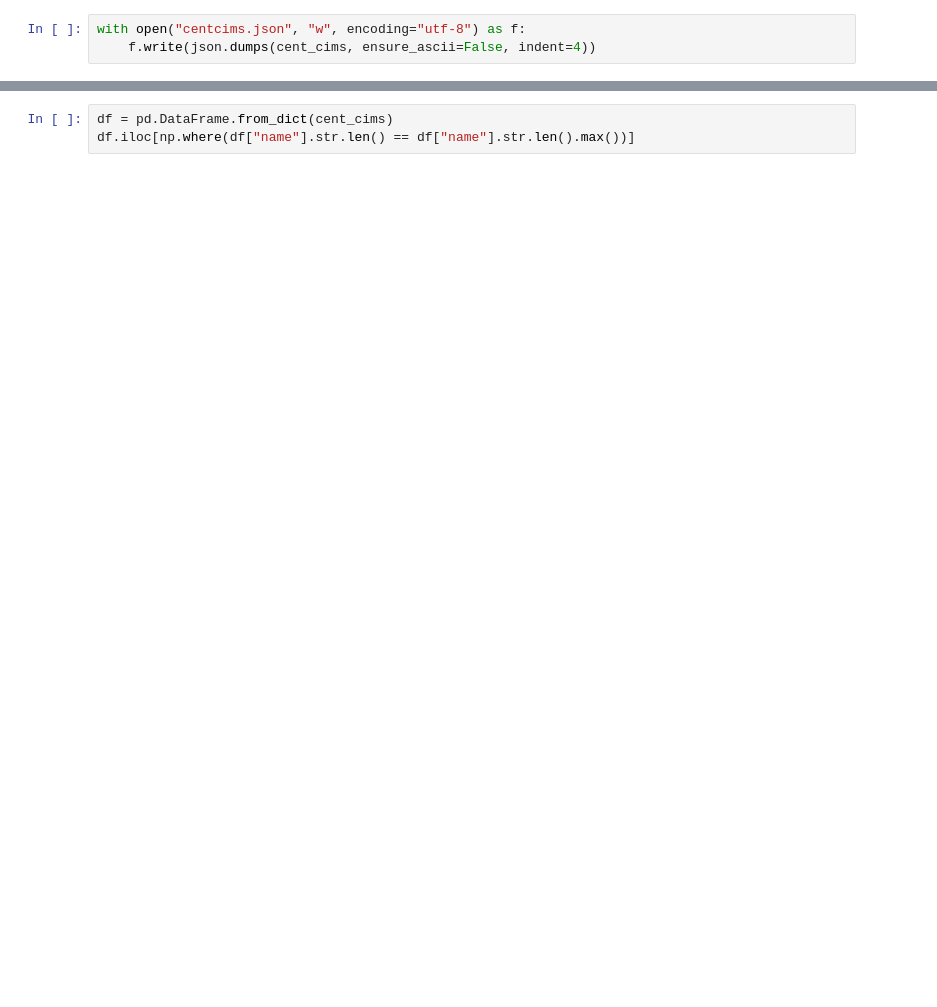
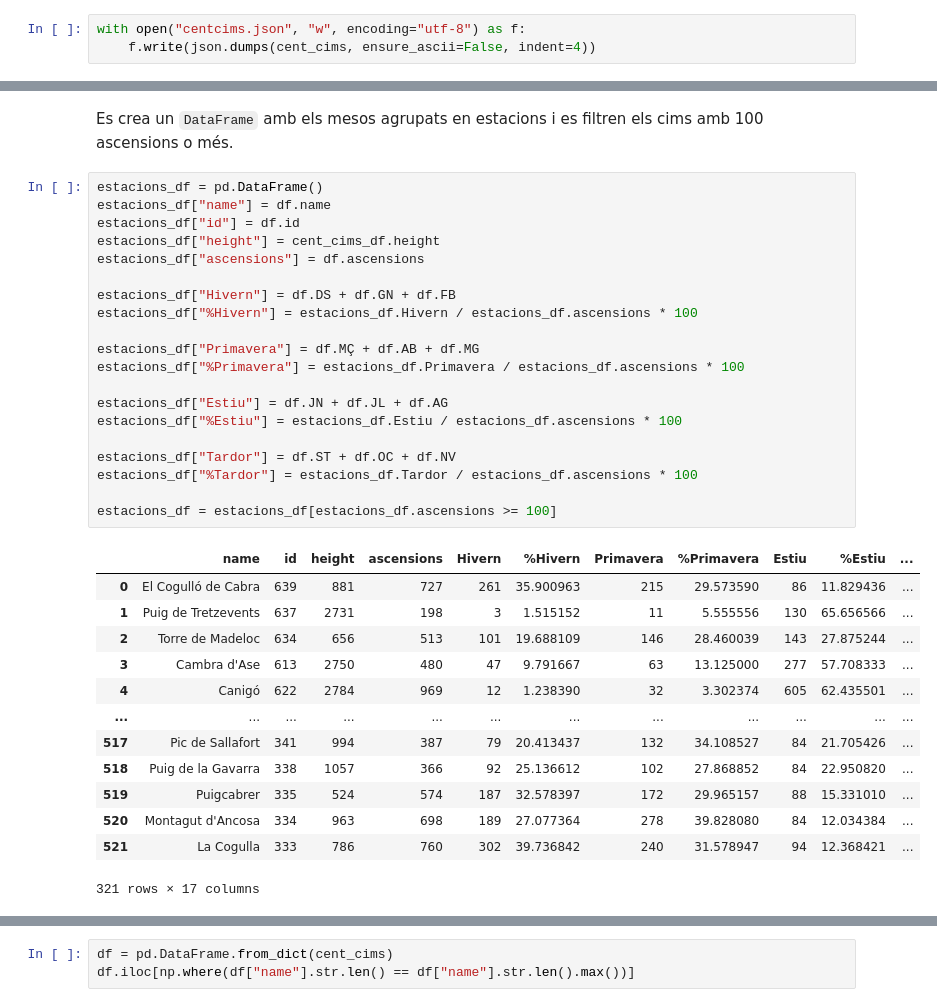
Before and after one commit to jaymaeuro/100cims_data, a Jupyter notebook: 100cims.ipynb, the cells around one changed output, grey strips where cells are left out. Saved outputs shown, nothing was run; the diff lists cells and outputs as text; blank space fills up the shorter version.

```diff
--- a/100cims.ipynb
+++ b/100cims.ipynb
@@ -255,0 +280,36 @@ with open("centcims.json", "w", encoding="utf-8") as f:
+# %% [markdown]
+Es crea un `DataFrame` amb els mesos agrupats en estacions i es filtren els cims amb 100 ascensions o més.
+# %%
+estacions_df = pd.DataFrame()
+estacions_df["name"] = df.name
+estacions_df["id"] = df.id
+estacions_df["height"] = cent_cims_df.height
+estacions_df["ascensions"] = df.ascensions
+
+estacions_df["Hivern"] = df.DS + df.GN + df.FB
+estacions_df["%Hivern"] = estacions_df.Hivern / estacions_df.ascensions * 100
+
+estacions_df["Primavera"] = df.MÇ + df.AB + df.MG
+estacions_df["%Primavera"] = estacions_df.Primavera / estacions_df.ascensions * 100
+
+estacions_df["Estiu"] = df.JN + df.JL + df.AG
+estacions_df["%Estiu"] = estacions_df.Estiu / estacions_df.ascensions * 100
+
+estacions_df["Tardor"] = df.ST + df.OC + df.NV
+estacions_df["%Tardor"] = estacions_df.Tardor / estacions_df.ascensions * 100
+
+estacions_df = estacions_df[estacions_df.ascensions >= 100]
+# %% [output]
+|  | name | id | height | ascensions | Hivern | %Hivern | Primavera | %Primavera | Estiu | %Estiu | ... |
+| 0 | El Cogulló de Cabra | 639 | 881 | 727 | 261 | 35.900963 | 215 | 29.573590 | 86 | 11.829436 | ... |
+| 1 | Puig de Tretzevents | 637 | 2731 | 198 | 3 | 1.515152 | 11 | 5.555556 | 130 | 65.656566 | ... |
+| 2 | Torre de Madeloc | 634 | 656 | 513 | 101 | 19.688109 | 146 | 28.460039 | 143 | 27.875244 | ... |
+| 3 | Cambra d'Ase | 613 | 2750 | 480 | 47 | 9.791667 | 63 | 13.125000 | 277 | 57.708333 | ... |
+| 4 | Canigó | 622 | 2784 | 969 | 12 | 1.238390 | 32 | 3.302374 | 605 | 62.435501 | ... |
+| ... | ... | ... | ... | ... | ... | ... | ... | ... | ... | ... | ... |
+| 517 | Pic de Sallafort | 341 | 994 | 387 | 79 | 20.413437 | 132 | 34.108527 | 84 | 21.705426 | ... |
+| 518 | Puig de la Gavarra | 338 | 1057 | 366 | 92 | 25.136612 | 102 | 27.868852 | 84 | 22.950820 | ... |
+| 519 | Puigcabrer | 335 | 524 | 574 | 187 | 32.578397 | 172 | 29.965157 | 88 | 15.331010 | ... |
+| 520 | Montagut d'Ancosa | 334 | 963 | 698 | 189 | 27.077364 | 278 | 39.828080 | 84 | 12.034384 | ... |
+| 521 | La Cogulla | 333 | 786 | 760 | 302 | 39.736842 | 240 | 31.578947 | 94 | 12.368421 | ... |
+321 rows × 17 columns
```
Also changed, not shown: parts of 10 cells of this notebook, 1 other file.
